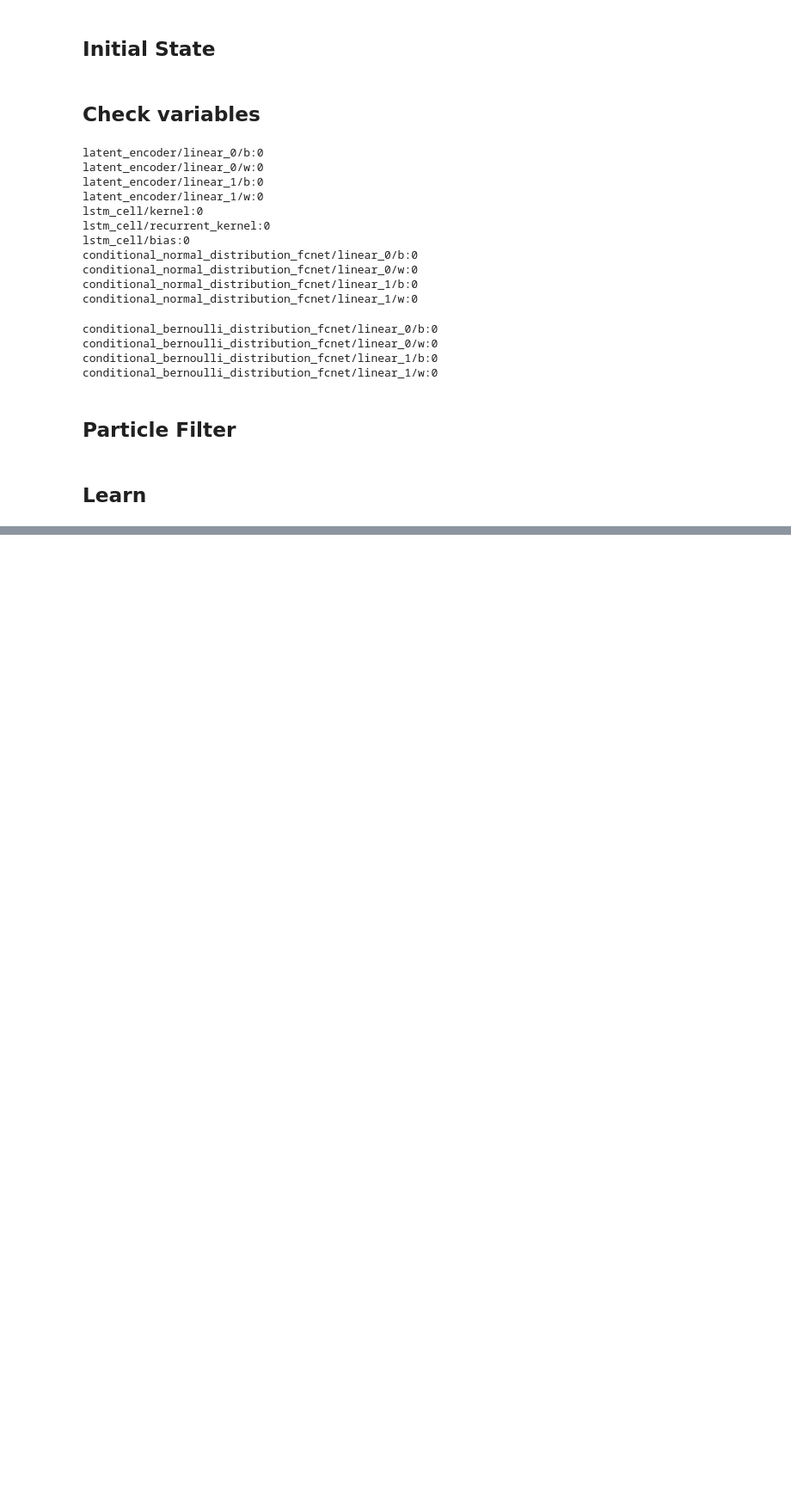
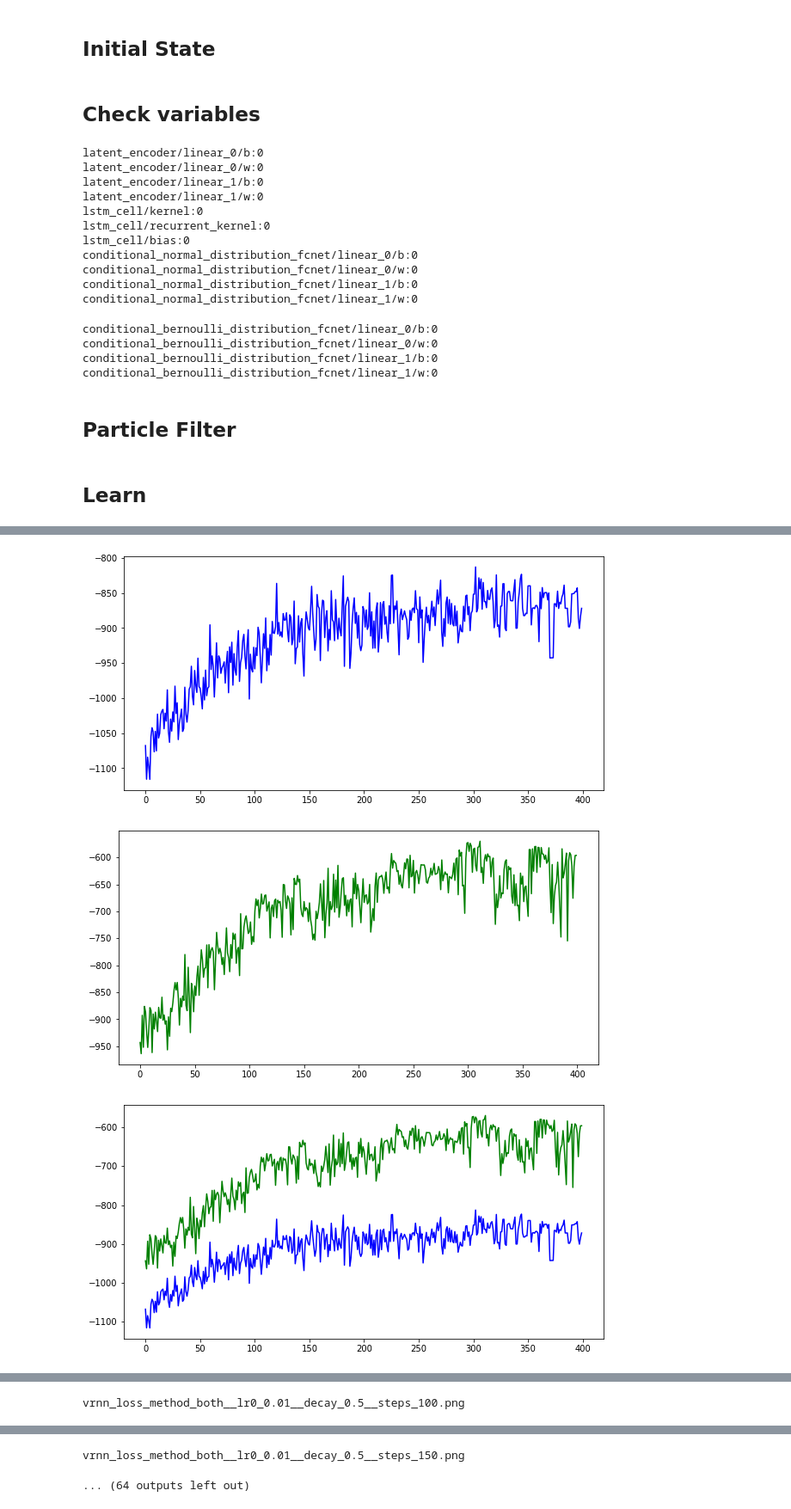
Before and after one commit to JTT94/filterflow, a Jupyter notebook: notebooks/examples/VRNN_Loop.ipynb, the cells around one changed output, grey strips where cells are left out. Shown at 86% size. Saved outputs shown, nothing was run; the diff lists cells and outputs as text; code cells hidden in the pictures; blank space fills up the shorter version.

Commit message:
add vrnn training

```diff
--- a/notebooks/examples/VRNN_Loop.ipynb
+++ b/notebooks/examples/VRNN_Loop.ipynb
@@ -582,8 +583,3 @@ def run_smc(smc, optimizer, n_iter):
         return loss_tensor_array.stack(), grad_tensor_array.stack(), time_tensor_array.stack()
 
     return train_niter(smc, tf.constant(n_iter))
-# %%
-n_iter = 100
-
-multinomial_ll_n_epochs, _, multinomial_time = run_smc(multinomial_smc, make_optimizer(), n_iter)
-multinomial_ll_n_epochs_numpy = multinomial_ll_n_epochs.numpy()
@@ -600,3 +585,0 @@ plt.plot(multinomial_ll_n_epochs_numpy)
-# %%
-reg_ll_n_epochs, _, reg_time = run_smc(regularized_smc, make_optimizer(), n_iter)
-reg_ll_n_epochs_numpy = reg_ll_n_epochs.numpy()
@@ -611,10 +586,3 @@ fig.savefig(os.path.join('./charts/', 'vrnn_loss_per_epoch.png'))
-# %%
-warmup = 100
-end = 500
-fig, ax = plt.subplots(figsize=(10, 5))
-ax.plot(multinomial_ll_n_epochs_numpy[warmup:end], color='blue')
-ax.plot(reg_ll_n_epochs_numpy[warmup:end], color='green')
-fig.savefig(os.path.join('./charts/', 'vrnn_loss_per_epoch.png'))
 # %%
 def fn_identifier(initial_lr, decay, steps, method):
     return "method_{3}__lr0_{0}__decay_{1}__steps_{2}".format(initial_lr, decay, steps, method)
@@ -634,38 +630,28 @@ def unpickle_obj(file_path):
+# %%
+n_iter = 500
 # %%
 n_iter = 500
+end = n_iter
 warmup = 100
-end = n_iter
 out_dir = './charts/'
-for initial_lr in [0.01, 0.05, 0.1,0.25]:
+for initial_lr in [0.01, 0.05, 0.005]:
     for decay in [0.5, 0.75, 0.9]:
         for steps in [50, 100, 150]:
-            opt_fn = lambda : make_optimizer(initial_learning_rate = initial_lr,
-                                             decay_steps=steps, decay_rate=decay, staircase=True)
-
-            print("\n Mult")
-            multinomial_ll_n_epochs, _, multinomial_time = run_smc(multinomial_smc, opt_fn(), n_iter)
-            multinomial_ll_n_epochs_numpy = multinomial_ll_n_epochs.numpy()
-            mult_key = fn_identifier(initial_lr, decay, steps, 'mult')
-            pickle_obj(multinomial_ll_n_epochs_numpy, os.path.join(out_dir, "vrnn_loss_{0}.pkl".format(mult_key)))
-
-            fig, ax = plt.subplots(figsize=(10, 5))
-            ax.plot(multinomial_ll_n_epochs_numpy[warmup:end], color='blue')
-            fig.savefig(os.path.join(out_dir, 'vrnn_loss_{0}.png'.format(mult_key)))
 
 
-            print("\n Reg")
-            reg_ll_n_epochs, _, reg_time = run_smc(regularized_smc, opt_fn(), n_iter)
-            reg_ll_n_epochs_numpy = reg_ll_n_epochs.numpy()
-            reg_key = fn_identifier(initial_lr, decay, steps, 'reg')
-            pickle_obj(reg_ll_n_epochs_numpy, os.path.join(out_dir, "vrnn_loss_{0}.pkl".format(reg_key)))
-
-            fig, ax = plt.subplots(figsize=(10, 5))
-            ax.plot(reg_ll_n_epochs_numpy[warmup:end], color='green')
-            fig.savefig(os.path.join(out_dir, 'vrnn_loss_{0}.png'.format(reg_key)))
-
+            multi_array = run_block(multinomial_smc, 'mult', n_iter, initial_lr, decay, steps, out_dir, col = 'blue')
+            reg_array = run_block(regularized_smc, 'reg', n_iter, initial_lr, decay, steps, out_dir, col = 'green')
             both_key = fn_identifier(initial_lr, decay, steps, 'both')
             fig, ax = plt.subplots(figsize=(10, 5))
-            ax.plot(multinomial_ll_n_epochs_numpy[warmup:end], color='blue')
-            ax.plot(reg_ll_n_epochs_numpy[warmup:end], color='green')
+            ax.plot(multi_array[warmup:end], color='blue')
+            ax.plot(reg_array[warmup:end], color='green')
+
             fig.savefig(os.path.join(out_dir, 'vrnn_loss_{0}.png'.format(both_key)))
+            plt.show()
+            plt.close()
+            print('vrnn_loss_{0}.png'.format(both_key))
+            print("\n\n")
 # %% [output]
+[figure, added]
+[figure, added]
+[figure, added]
@@ -675,0 +662 @@ Step 23 / 500 : ms per step=  1668.46167522928 : total compute time (s)=  38.374
+vrnn_loss_method_both__lr0_0.01__decay_0.5__steps_100.png
@@ -675,0 +666,2 @@ Step 23 / 500 : ms per step=  1668.46167522928 : total compute time (s)=  38.374
+vrnn_loss_method_both__lr0_0.01__decay_0.5__steps_150.png
+... (64 outputs left out)
```
Also changed, not shown: parts of 7 cells of this notebook, 1 other file.
